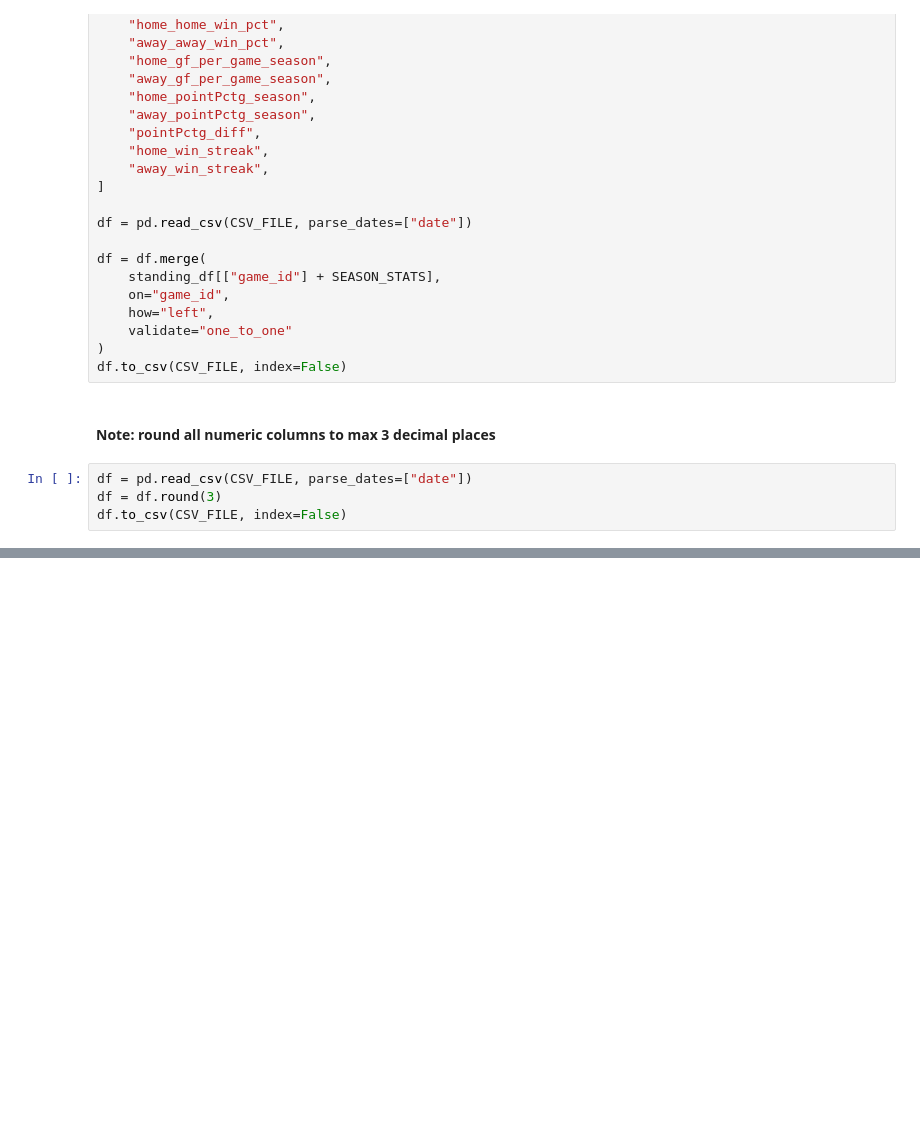
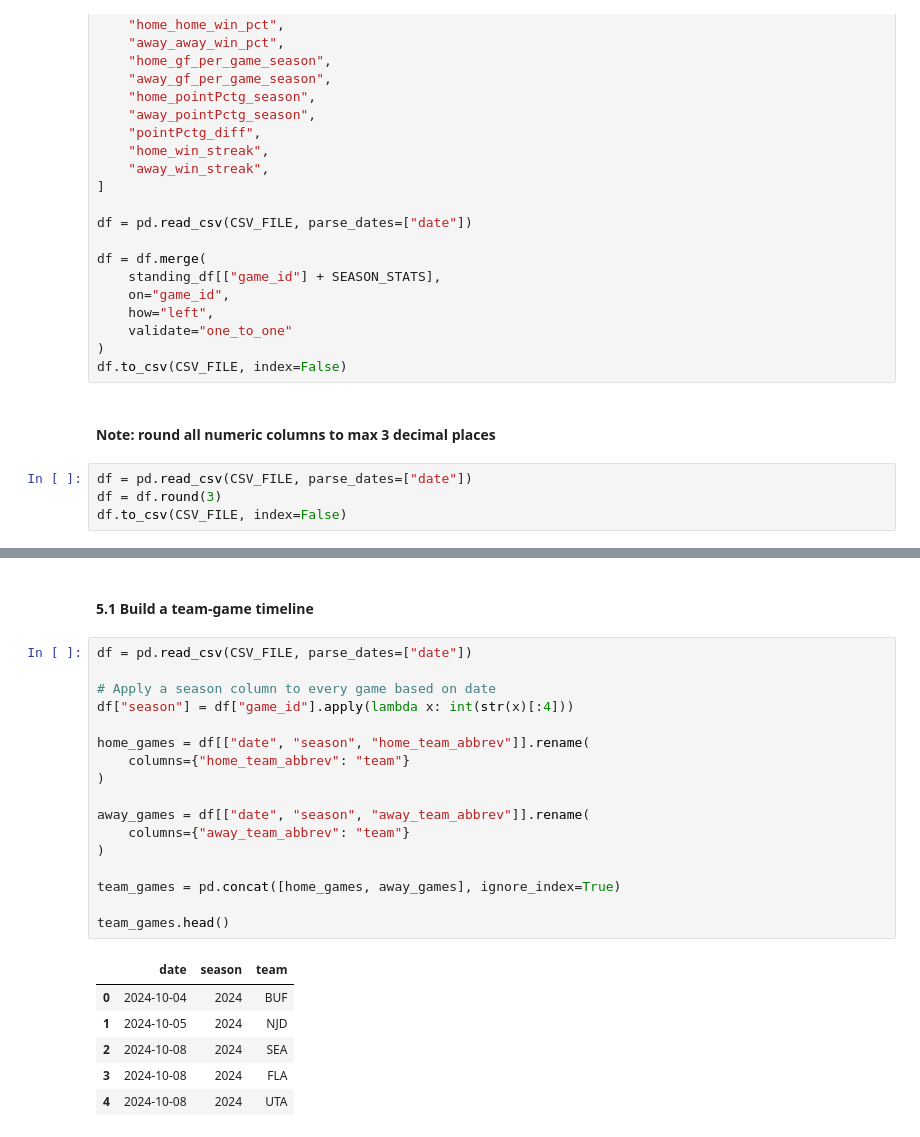
Before and after one commit to Griger2004/NHL_predictor, a Jupyter notebook: main/ml_dev/notebooks/api_data_scraper.ipynb, the cells around one changed output, grey strips where cells are left out. Cells and saved outputs as stored; diff of their text form; blank space fills up the shorter version.

```diff
--- a/main/ml_dev/notebooks/api_data_scraper.ipynb
+++ b/main/ml_dev/notebooks/api_data_scraper.ipynb
@@ -1174,0 +1207,26 @@ else:
+# %% [markdown]
+#### 5.1 Build a team-game timeline
+# %%
+df = pd.read_csv(CSV_FILE, parse_dates=["date"])
+
+# Apply a season column to every game based on date
+df["season"] = df["game_id"].apply(lambda x: int(str(x)[:4]))
+
+home_games = df[["date", "season", "home_team_abbrev"]].rename(
+    columns={"home_team_abbrev": "team"}
+)
+
+away_games = df[["date", "season", "away_team_abbrev"]].rename(
+    columns={"away_team_abbrev": "team"}
+)
+
+team_games = pd.concat([home_games, away_games], ignore_index=True)
+
+team_games.head()
+# %% [output]
+|  | date | season | team |
+| 0 | 2024-10-04 | 2024 | BUF |
+| 1 | 2024-10-05 | 2024 | NJD |
+| 2 | 2024-10-08 | 2024 | SEA |
+| 3 | 2024-10-08 | 2024 | FLA |
+| 4 | 2024-10-08 | 2024 | UTA |
```
Also changed, not shown: parts of 13 cells of this notebook, 1 other file.
